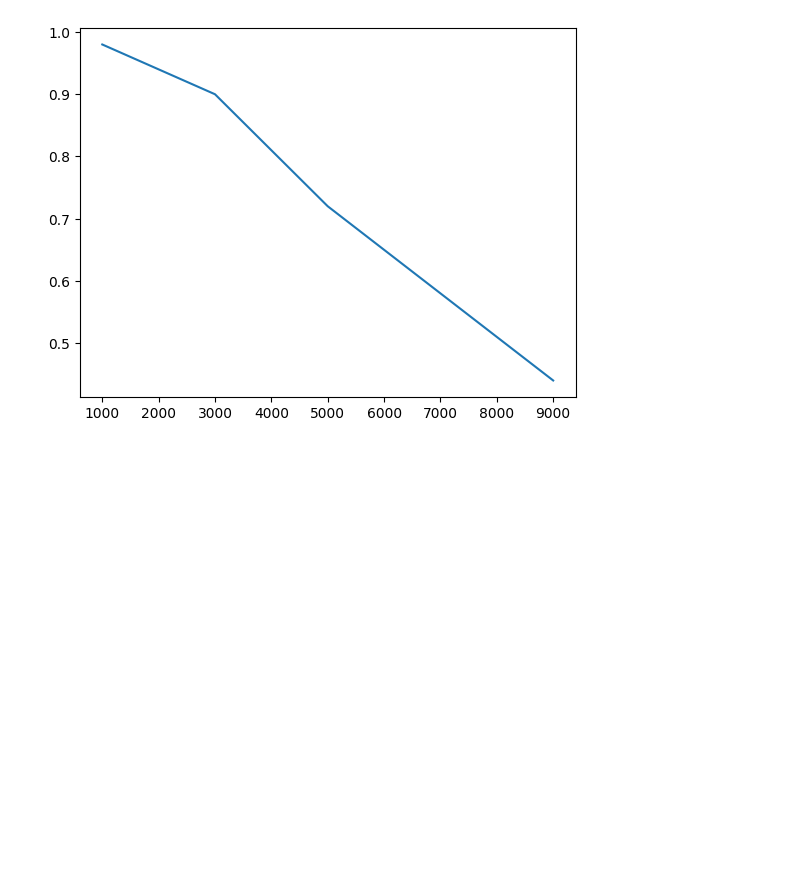
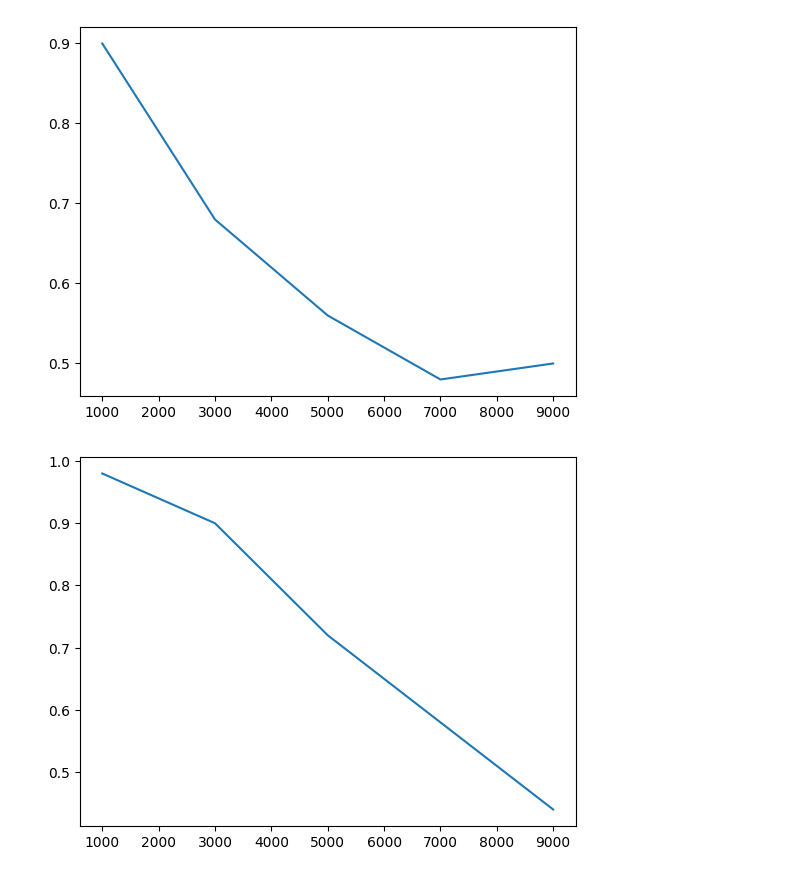
Before and after one commit to fcrozatier/voting-systems-benchmark, a Jupyter notebook: src/schulze/schulze.ipynb, the cells around one changed output. Saved outputs shown, nothing was run; the diff lists cells and outputs as text; code cells hidden in the pictures; blank space fills up the shorter version.

Commit message:
add schulze random

```diff
--- a/src/schulze/schulze.ipynb
+++ b/src/schulze/schulze.ipynb
@@ -12,6 +12,13 @@ from src.schulze.schulze import *
 # %%
 N = 500
 budget = range(1000, 10000, 2000)
+# %%
+L = [Schulze(N, b, Random, rematch=3, p=0.9).score() for b in budget]
+
+plt.plot(list(budget), L)
+plt.show()
+# %% [output]
+[figure, added]
 # %%
 L = [Schulze(N, b, CCBiggest, rematch=3, p=0.9).score() for b in budget]
 
```
